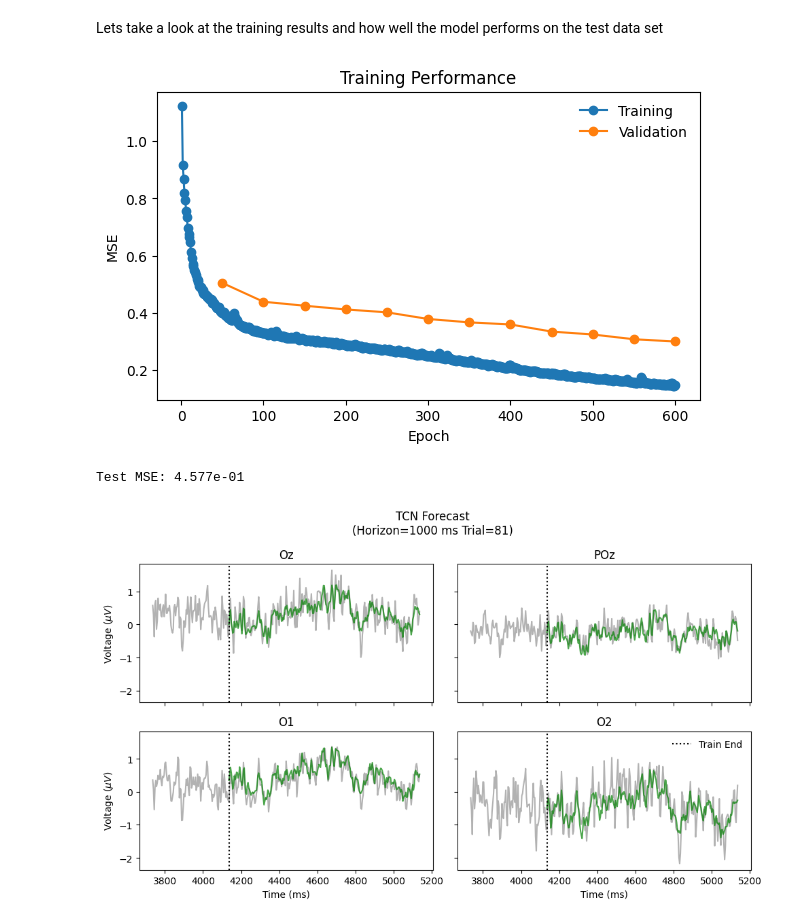
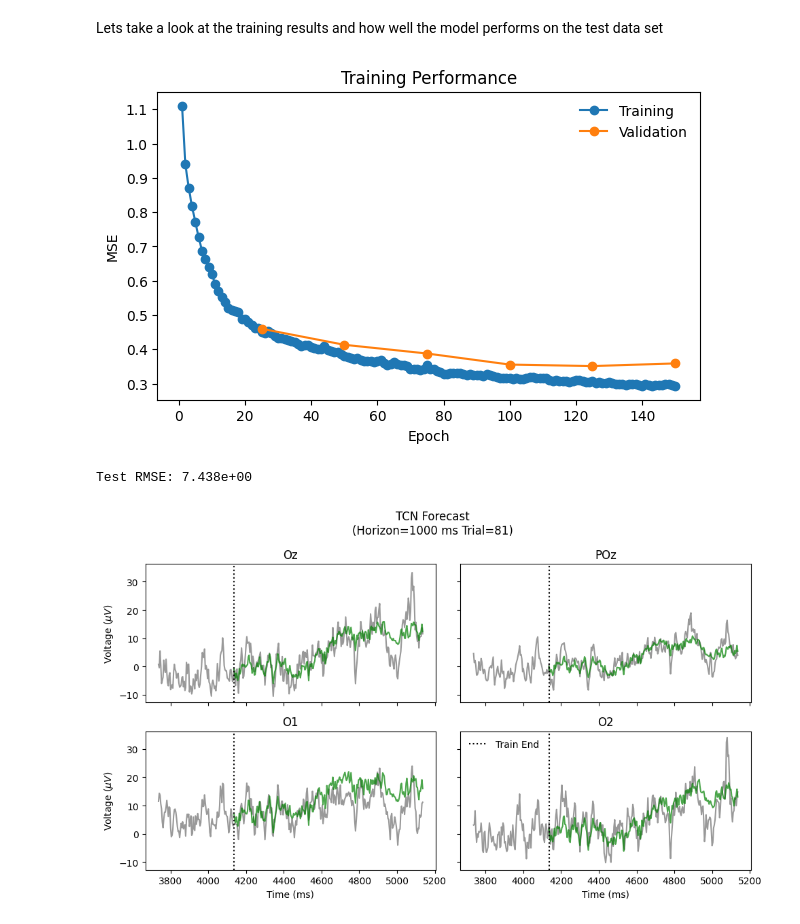
Before and after one commit to jggarrett23/EEG_Forecast_Book, a Jupyter notebook: docs/TCN.ipynb, the cells around one changed output. Saved outputs shown, nothing was run; the diff lists cells and outputs as text; code cells hidden in the pictures.

```diff
--- a/docs/TCN.ipynb
+++ b/docs/TCN.ipynb
@@ -264,11 +264,11 @@ test_dataset = customDataSet(X_test)
 # %%
 BATCH_SIZE = 64
 LEARN_RATE = 1e-3
-N_EPOCHS = 600
+N_EPOCHS = 150
 HORIZON_MS = 1000
 HORIZON = abs(t-HORIZON_MS).argmin().item() + 1 # Forecast last 1000 ms
 SEQ_LENGTH = nTime - HORIZON
-UPDATE_FREQ = 50
+UPDATE_FREQ = 25
 # %%
 trainDL = DataLoader(train_dataset, batch_size=BATCH_SIZE, shuffle=True)
 valDL = DataLoader(val_dataset, batch_size=BATCH_SIZE, shuffle=False)
@@ -279,8 +279,9 @@ device = torch.device('cuda')
 model = TCN(
     input_size = (nChans, SEQ_LENGTH),
     horizon=HORIZON,
-    nFilters=128,
+    nFilters=256,
     kernel_size=125, # make equivalent to ~500 ms
+    dropout=0.1
 ).to(device)
 # %%
 optimizer = optim.NAdam(model.parameters(), lr=LEARN_RATE)
@@ -358,7 +353,7 @@ plt.ylabel('MSE')
 plt.legend(frameon=False)
 plt.show()
 # %% [output]
-[figure, old version]
+[figure, new version]
 # %%
 model.eval()
 with torch.no_grad():
@@ -366,37 +361,45 @@ with torch.no_grad():
     target_sequence = X_test[:, :, -HORIZON:].to(device)
 
     predictions = model(input_sequence)
-    test_loss = criterion(predictions, target_sequence)
 
-    predictions = predictions.cpu().numpy()
+    # unormalize both predictions and test
+    target_denorm = ((target_sequence * X_train_sd) + X_train_mu).cpu().numpy()
+    predictions = ((predictions * X_train_sd) + X_train_mu).cpu().numpy()
 
-print(f'Test MSE: {test_loss.item():0.3e}')
+    residuals = target_denorm - predictions
+    test_rmse = np.sqrt((residuals**2).mean())
+
+print(f'Test RMSE: {test_rmse:0.3e}')
 # %% [output]
-Test MSE: 4.577e-01
+Test RMSE: 7.438e+00
 # %%
 # Plot single trial performance
 fig, axs = plt.subplots(nrows=2, ncols=2, figsize=(10, 6), dpi=100, sharex=True, sharey=True)
 trial_idx = 80
 time_plot_buffer = 100 # make visualization easier
 axs = axs.ravel()
+
+X_test_denorm = ((X_test * X_train_sd) + X_train_mu).cpu().numpy()
+
 for i, c in enumerate(['Oz', 'POz', 'O1', 'O2']):
 
-    axs[i].plot(t[-(HORIZON+time_plot_buffer):], X_test.cpu().numpy()[trial_idx, ssvep_chans_dict[c], -(HORIZON+time_plot_buffer):], color='k', alpha=0.3)
+    axs[i].plot(t[-(HORIZON+time_plot_buffer):], X_test_denorm[trial_idx, ssvep_chans_dict[c], -(HORIZON+time_plot_buffer):],
+                color='k', alpha=0.4)
     axs[i].plot(t[-HORIZON:], predictions[trial_idx, ssvep_chans_dict[c], :], color='g', alpha=0.7)
     axs[i].set_title(c)
     axs[i].axvline(t[-HORIZON], color='black', linestyle=':', label='Train End')
 
     if i > 1:
         axs[i].set_xlabel('Time (ms)')
 
     if i in [0, 2]:
         axs[i].set_ylabel(r'Voltage ($\mu V$)')
 
     if i==3:
         axs[i].legend(frameon=False)
 
 plt.suptitle(f'TCN Forecast\n(Horizon={HORIZON_MS} ms Trial={trial_idx+1})')
 plt.tight_layout()
 plt.show()
 # %% [output]
-[figure, old version]
+[figure, new version]
```
Also changed, not shown: parts of 4 cells of this notebook, 1 other file.
